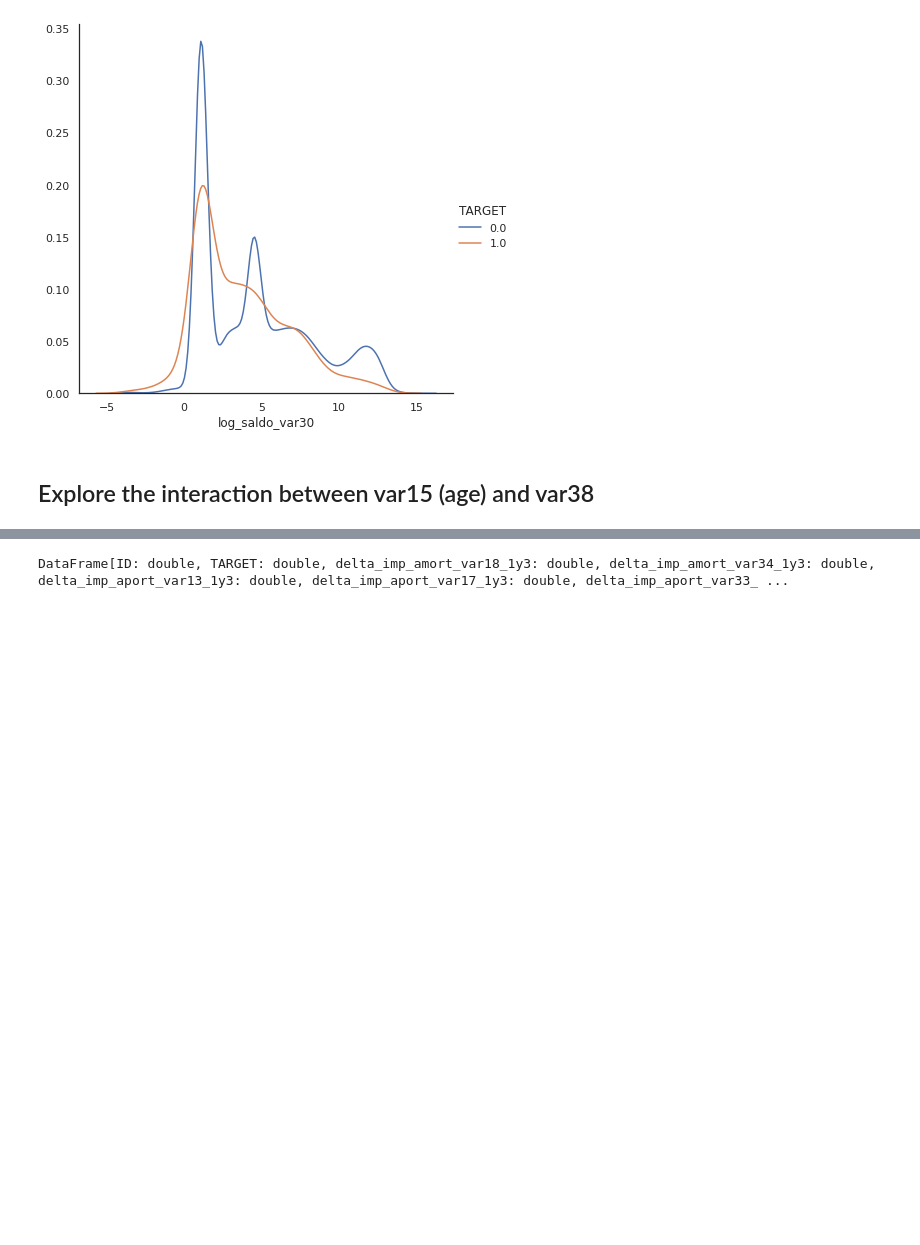
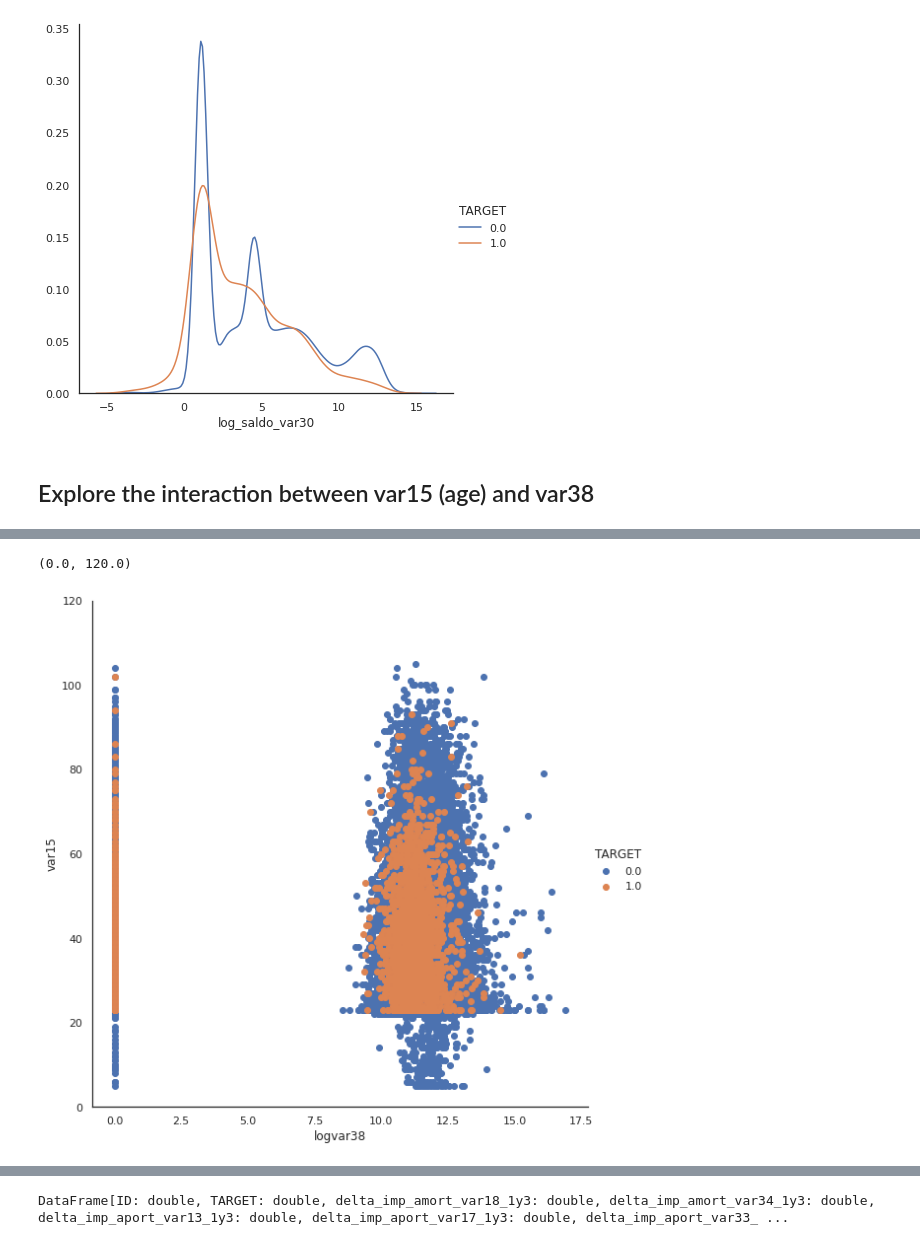
Before and after one commit to ralsouza/predicting_santander_customer_satisfaction, a Jupyter notebook: notebooks/01_predicting_santander_customer_satisfaction.ipynb, the cells around one changed output, grey strips where cells are left out. Saved outputs shown, nothing was run; the diff lists cells and outputs as text; code cells hidden in the pictures; blank space fills up the shorter version.

```diff
--- a/notebooks/01_predicting_santander_customer_satisfaction.ipynb
+++ b/notebooks/01_predicting_santander_customer_satisfaction.ipynb
@@ -495,0 +487,9 @@ sns.FacetGrid(train7.toPandas(), hue="TARGET", size=6) \
+# %%
+# Age must be positive
+sns.FacetGrid(train7.toPandas(), hue="TARGET", size=8) \
+   .map(plt.scatter, "logvar38", "var15") \
+   .add_legend()
+plt.ylim([0,120])
+# %% [output]
+(0.0, 120.0)
+[figure, added]
```
Also changed, not shown: parts of 11 cells of this notebook.
